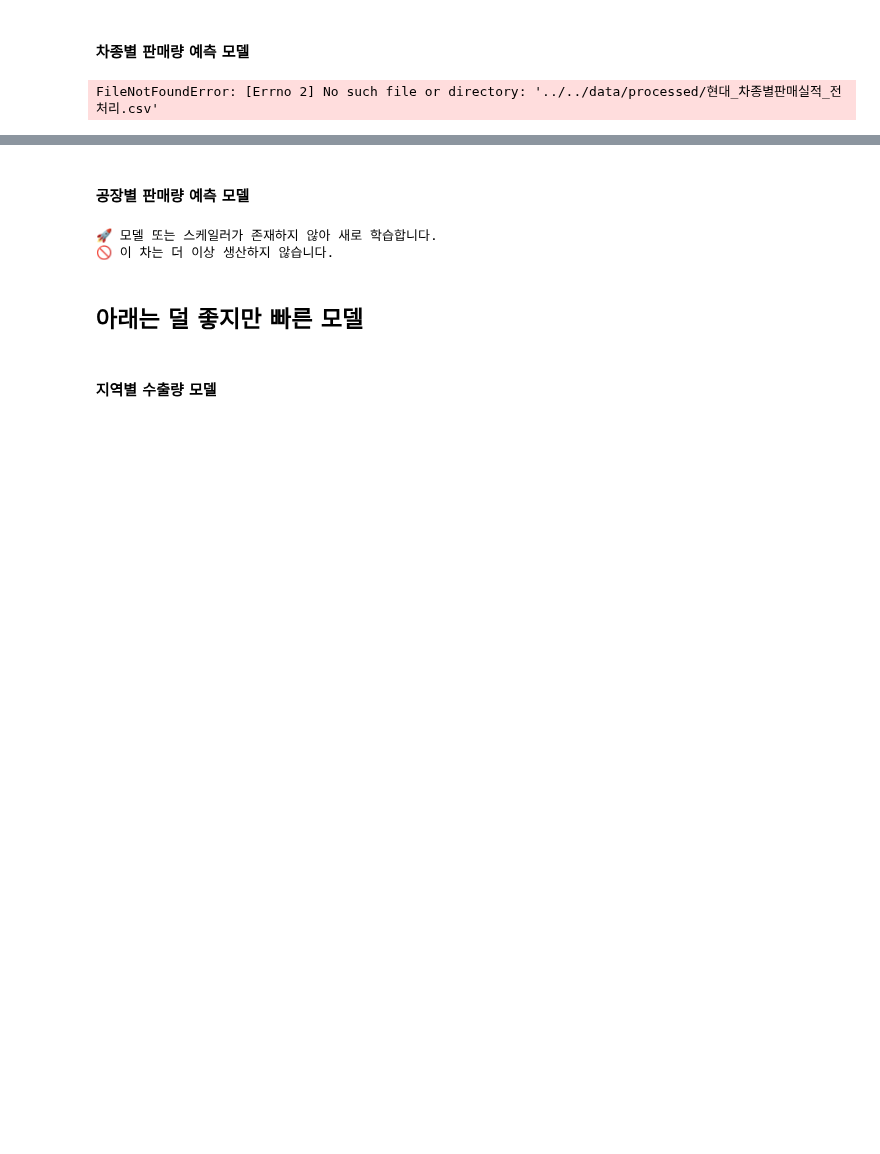
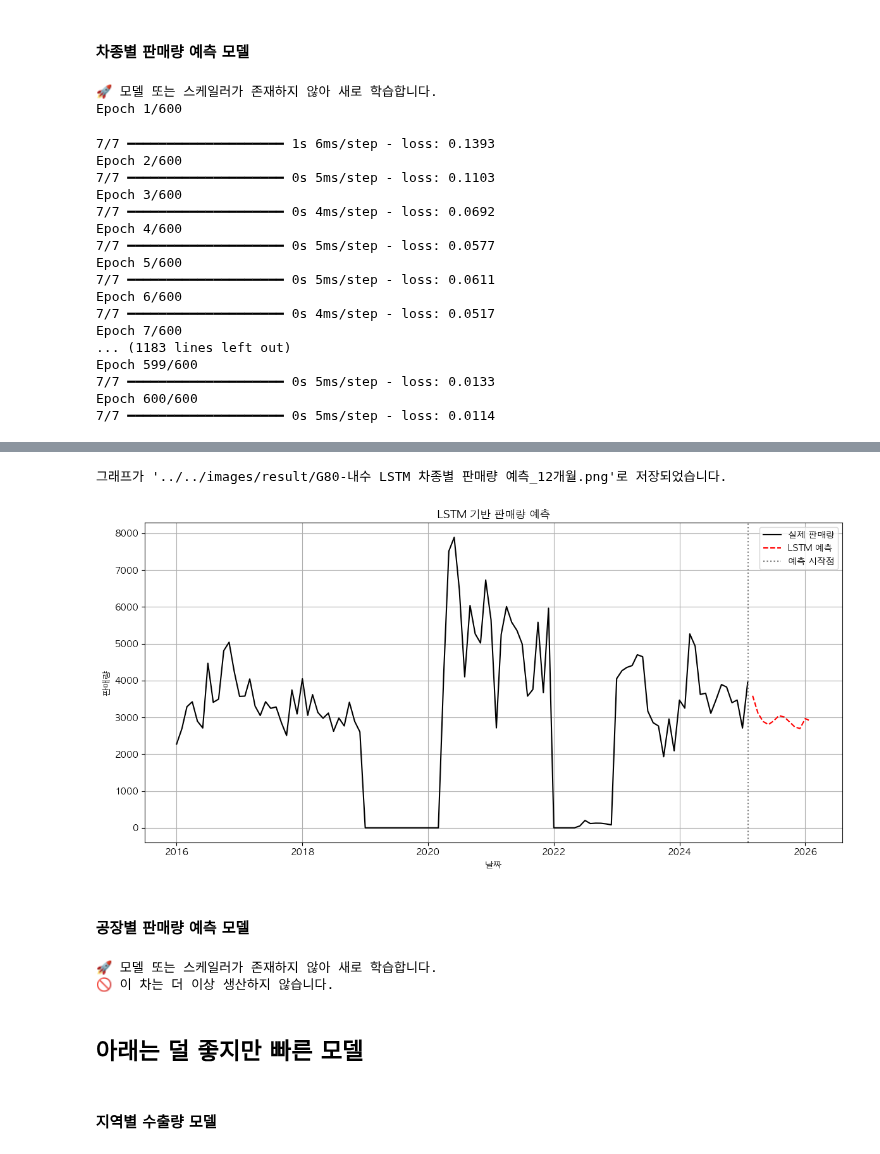
Before and after one commit to CodeWorks-hi/mini-project-2, a Jupyter notebook: jupyter_notebooks/모델_개발/retail_pred_model.ipynb, the cells around one changed output, grey strips where cells are left out. Saved outputs shown, nothing was run; the diff lists cells and outputs as text; code cells hidden in the pictures; blank space fills up the shorter version.

```diff
--- a/jupyter_notebooks/모델_개발/retail_pred_model.ipynb
+++ b/jupyter_notebooks/모델_개발/retail_pred_model.ipynb
@@ -300,7 +350,7 @@ def plot_lstm_forecast(series, forecast_df, car_name, forecast_months, save_path
     plt.show()
 
 # 5. 실행 예시
-file_path = "../../data/processed/현대_차종별판매실적_전처리.csv"
+file_path = "../../data/processed/hyundai-by-car.csv"
 df = pd.read_csv(file_path)
 
 # 전처리: 인덱스 통합
@@ -357,4 +407,22 @@ else :
     lstm_forecast = forecast_lstm(lstm_model, car_data, forecast_months, scaler)
     plot_lstm_forecast(car_data, lstm_forecast, car_name, forecast_months)
 # %% [output]
-FileNotFoundError: [Errno 2] No such file or directory: '../../data/processed/현대_차종별판매실적_전처리.csv'
+🚀 모델 또는 스케일러가 존재하지 않아 새로 학습합니다.
+Epoch 1/600
+7/7 ━━━━━━━━━━━━━━━━━━━━ 1s 6ms/step - loss: 0.1393
+Epoch 2/600
+7/7 ━━━━━━━━━━━━━━━━━━━━ 0s 5ms/step - loss: 0.1103
+Epoch 3/600
+7/7 ━━━━━━━━━━━━━━━━━━━━ 0s 4ms/step - loss: 0.0692
+Epoch 4/600
+7/7 ━━━━━━━━━━━━━━━━━━━━ 0s 5ms/step - loss: 0.0577
+Epoch 5/600
+7/7 ━━━━━━━━━━━━━━━━━━━━ 0s 5ms/step - loss: 0.0611
+Epoch 6/600
+7/7 ━━━━━━━━━━━━━━━━━━━━ 0s 4ms/step - loss: 0.0517
+Epoch 7/600
+... (1183 lines left out)
+Epoch 599/600
+7/7 ━━━━━━━━━━━━━━━━━━━━ 0s 5ms/step - loss: 0.0133
+Epoch 600/600
+7/7 ━━━━━━━━━━━━━━━━━━━━ 0s 5ms/step - loss: 0.0114
@@ -361,3 +430,5 @@ FileNotFoundError: [Errno 2] No such file or directory: '../../data/processed/
+그래프가 '../../images/result/G80-내수 LSTM 차종별 판매량 예측_12개월.png'로 저장되었습니다.
+[figure, added]
 # %% [markdown]
 #### 공장별 판매량 예측 모델
 # %%
```
Also changed, not shown: parts of 7 cells of this notebook, 6 other files.
